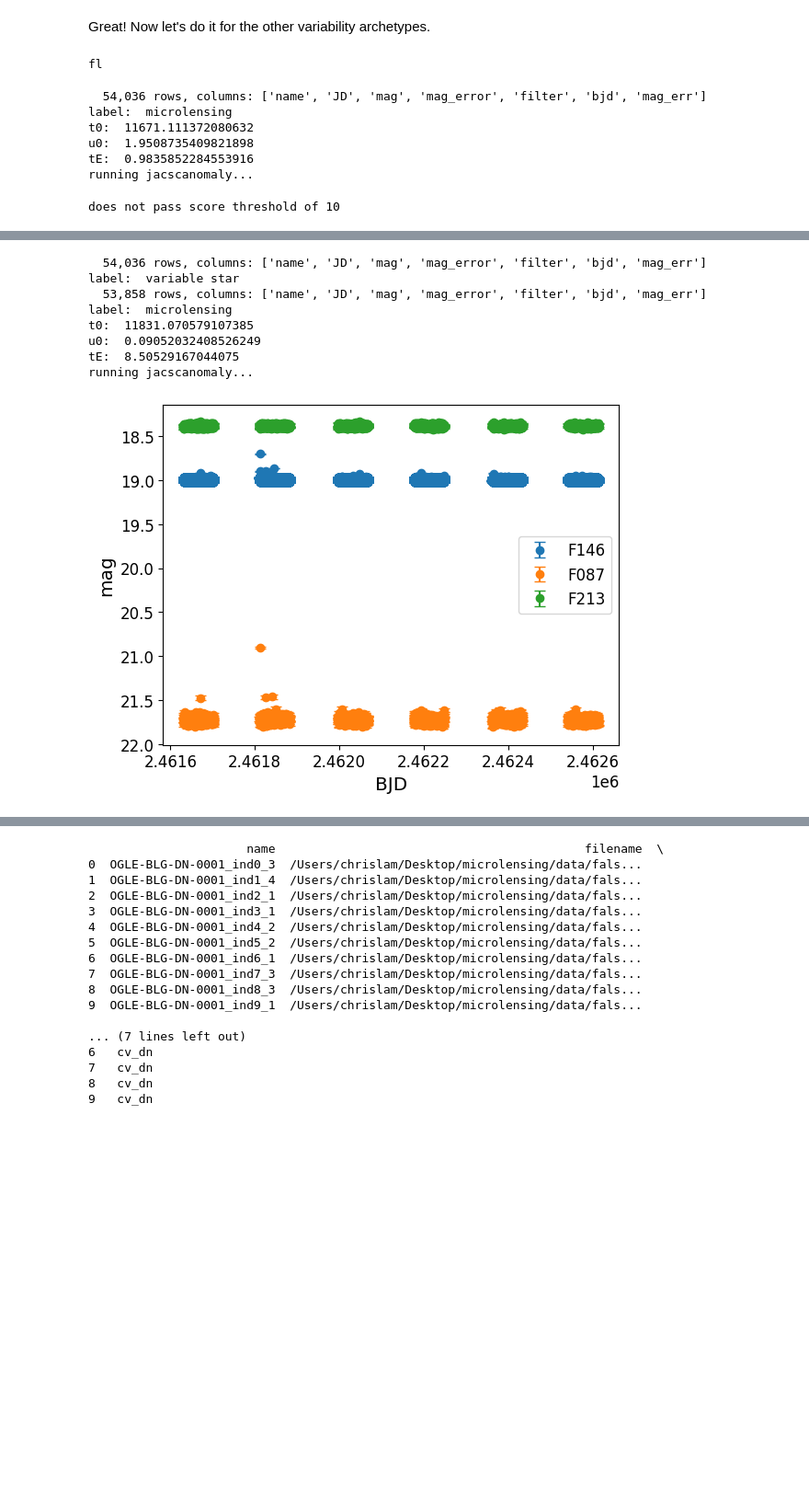
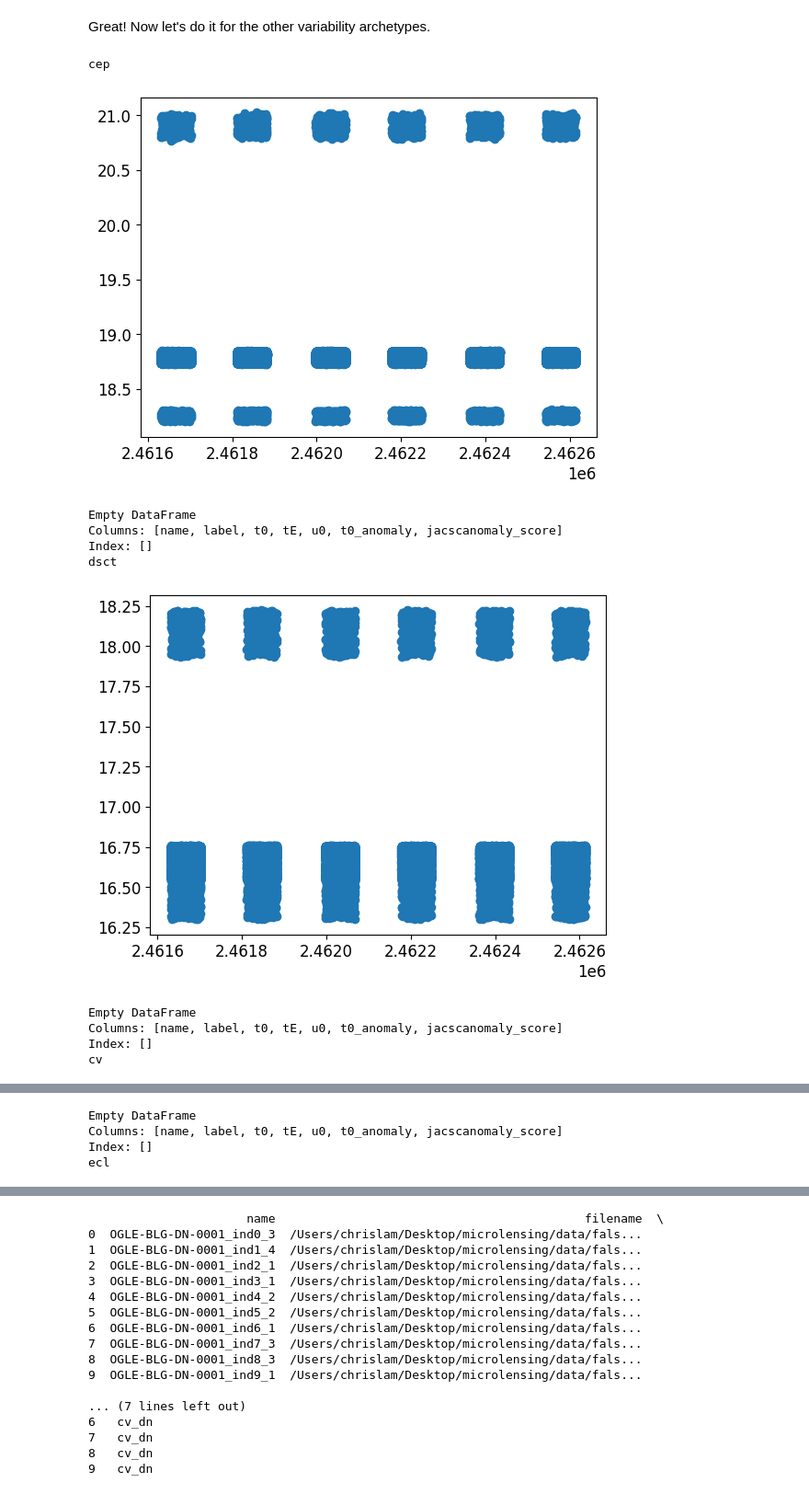
Before and after one commit to exoclam/birp, a Jupyter notebook: reliability/reliability.ipynb, the cells around one changed output, grey strips where cells are left out. Shown at 92% size. Cells and saved outputs as stored; diff of their text form; code cells hidden in the pictures; blank space fills up the shorter version.

Commit message:
QA and reliability with pyAethra 012

```diff
--- a/reliability/reliability.ipynb
+++ b/reliability/reliability.ipynb
@@ -385,7 +488,7 @@ def detection(lc_data, f146_df):#, ss, qs, alphas, rhos):
 # %%
 ### GLOBAL FILES, VARIABLES, AND SETTINGS
 # make sure this is the same config used for completeness calculations when doing detection efficiency
-aethra_config = load_config(root_dir+"config/aethra_config_flux.yaml") # courtesy of Katie Vandorou
+aethra_config = load_config(root_dir+"config/aethra_config_v012.yaml") # courtesy of Katie Vandorou
 # %%
 # create global table columns
 names = []
@@ -579,10 +682,11 @@ def get_time_series(event, archetype):
     return lc_data, f146_df
 
 archetypes = ['cep','dsct','cv','ecl','ell','fl','hb','lpv','rrlyr','t2cep'] # from file.parquet names in huggingface
-archetypes = archetypes[1:] # since we already ran cep's
-archetypes = ['rrlyr','t2cep'] # from file.parquet names in huggingface
-archetypes = ['fl','cv'] # the two biggest offenders when visualizing bad ones
+#archetypes = archetypes[1:] # since we already ran cep's
+#archetypes = ['rrlyr','t2cep'] # from file.parquet names in huggingface
+#archetypes = ['fl','cv'] # the two biggest offenders when visualizing bad ones
 
+count = 0
 for archetype in archetypes:
     print(archetype)
     events = get_events(archetype)
@@ -596,40 +700,53 @@ for archetype in archetypes:
     t0_anomalies = []
     jacscanomaly_scores = []
     for event in tqdm(events['name']):
         lc_data, f146_df = get_time_series(event, archetype)
+        #lc_data = lc_data.loc[lc_data['bjd']-2450000 <= 11520]
+        #f146_df = f146_df.loc[f146_df['bjd']-2450000 <= 11520]
+        #print(lc_data, f146_df)
+        plt.scatter(lc_data['bjd'], lc_data['mag'])
+        plt.show()
+        break
         label, t0_fit, tE_fit, u0_fit, t0_anomaly, jacscanomaly_score = detection(lc_data, f146_df)
 
         if jacscanomaly_score>10:
             # plot for slides and stuff
             f087_df = lc_data.loc[lc_data['filter']=='F087']
             f213_df = lc_data.loc[lc_data['filter']=='F213']
             plt.errorbar(f146_df['bjd'], f146_df['mag'], f146_df['mag_err'], linestyle='none', marker='o', capsize=4, label='F146')
             plt.errorbar(f087_df['bjd'], f087_df['mag'], f087_df['mag_err'], linestyle='none', marker='o', capsize=4, label='F087')
             plt.errorbar(f213_df['bjd'], f213_df['mag'], f213_df['mag_err'], linestyle='none', marker='o', capsize=4, label='F213')
             plt.xlabel('BJD')
             plt.ylabel('mag')
             plt.gca().invert_yaxis()
             plt.legend()
             plt.show()
-            dfadfasdf
 
         names.append(event)
         labels.append(label)
         t0s.append(t0_fit)
         u0s.append(u0_fit)
         tEs.append(tE_fit)
         t0_anomalies.append(t0_anomaly)
         jacscanomaly_scores.append(jacscanomaly_score)
 
+        count += 1
+        if count % 400 == 0:
+            print("Wait five mins for API rate limit to reset")
+            time.sleep(300)
+
     df_archetype = pd.DataFrame({'name': names, 'label': labels, 't0': t0s, 'tE': tEs, 'u0': u0s, 't0_anomaly': t0_anomalies, 'jacscanomaly_score': jacscanomaly_scores})
     print(df_archetype)
-    df_archetype.to_csv(root_dir+f'data/reliability_wg6_{archetype}.csv', index=False)
+    df_archetype.to_csv(root_dir+f'data/reliability_wg6_{archetype}_v012_season1.csv', index=False)
 # %% [output]
-fl
+cep
+[figure, new version]
-  54,036 rows, columns: ['name', 'JD', 'mag', 'mag_error', 'filter', 'bjd', 'mag_err']
-label:  microlensing
-t0:  11671.111372080632
-u0:  1.9508735409821898
-tE:  0.9835852284553916
-running jacscanomaly...
+Empty DataFrame
+Columns: [name, label, t0, tE, u0, t0_anomaly, jacscanomaly_score]
+Index: []
+dsct
+[figure, added]
-does not pass score threshold of 10
+Empty DataFrame
+Columns: [name, label, t0, tE, u0, t0_anomaly, jacscanomaly_score]
+Index: []
+cv
@@ -636,9 +754,4 @@ does not pass score threshold of 10
-  54,036 rows, columns: ['name', 'JD', 'mag', 'mag_error', 'filter', 'bjd', 'mag_err']
-label:  variable star
-  53,858 rows, columns: ['name', 'JD', 'mag', 'mag_error', 'filter', 'bjd', 'mag_err']
-label:  microlensing
-t0:  11831.070579107385
-u0:  0.09052032408526249
-tE:  8.50529167044075
-running jacscanomaly...
+Empty DataFrame
+Columns: [name, label, t0, tE, u0, t0_anomaly, jacscanomaly_score]
+Index: []
+ecl
-[figure, old version]
```
Also changed, not shown: parts of 11 cells of this notebook, 1 other file.
